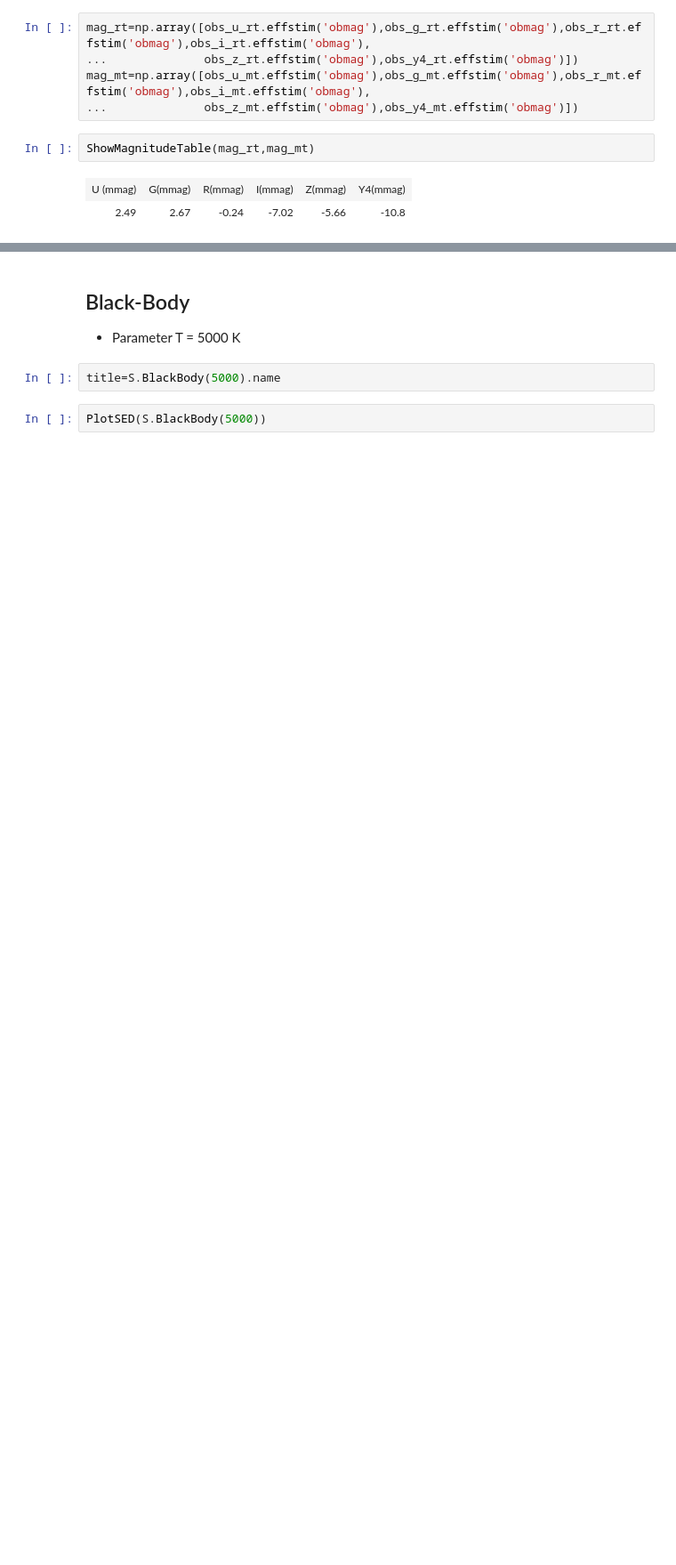
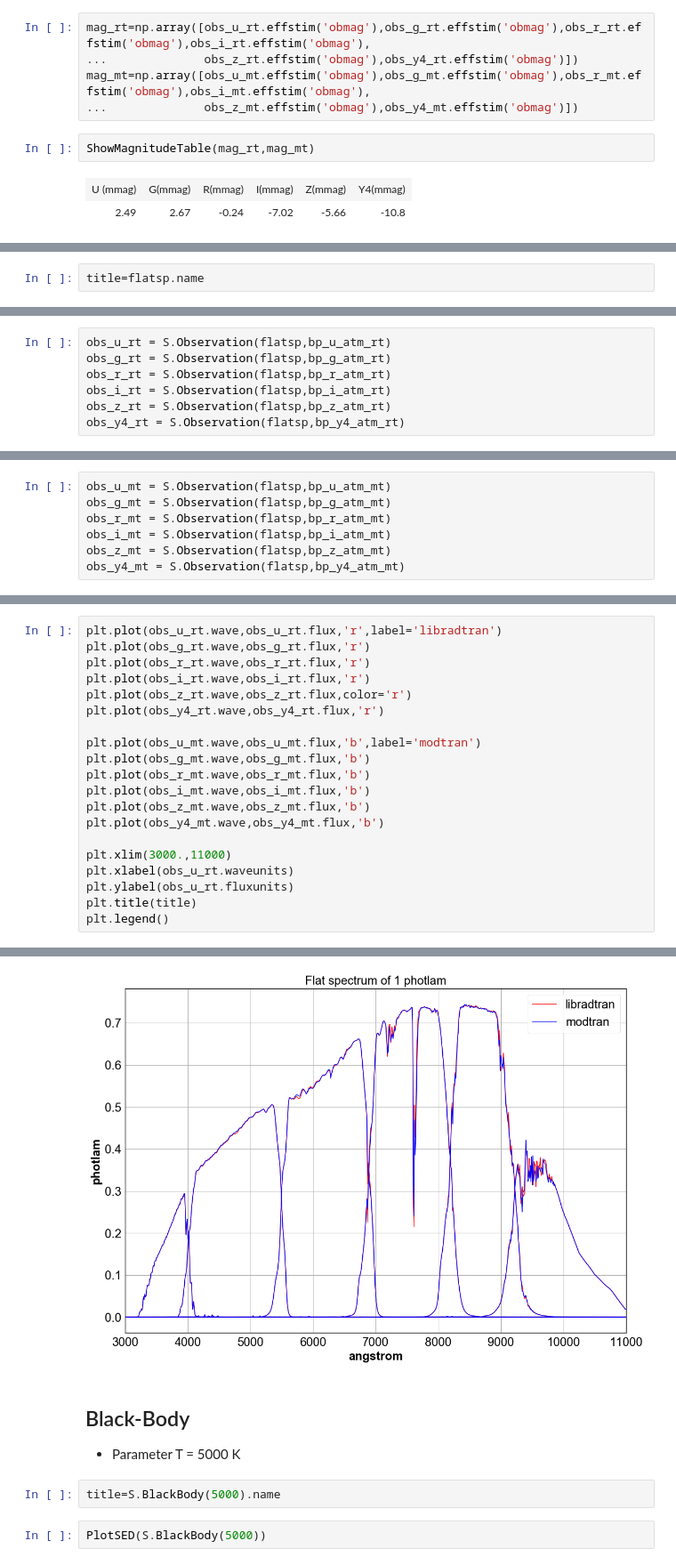
Before and after one commit to sylvielsstfr/PC5AtmStudies, a Jupyter notebook: StarsAndGalaxies/MTRTComparisonWithAstroObj_1nm_pysynphot.ipynb, the cells around one changed output, grey strips where cells are left out. Shown at 89% size. Drawn from its saved outputs; the diff is of its cells as text; blank space fills up the shorter version.

```diff
--- a/StarsAndGalaxies/MTRTComparisonWithAstroObj_1nm_pysynphot.ipynb
+++ b/StarsAndGalaxies/MTRTComparisonWithAstroObj_1nm_pysynphot.ipynb
@@ -501,0 +508,2 @@ ShowMagnitudeTable(mag_rt,mag_mt)
+# %%
+title=flatsp.name
@@ -501,0 +514,7 @@ ShowMagnitudeTable(mag_rt,mag_mt)
+# %%
+obs_u_rt = S.Observation(flatsp,bp_u_atm_rt)
+obs_g_rt = S.Observation(flatsp,bp_g_atm_rt)
+obs_r_rt = S.Observation(flatsp,bp_r_atm_rt)
+obs_i_rt = S.Observation(flatsp,bp_i_atm_rt)
+obs_z_rt = S.Observation(flatsp,bp_z_atm_rt)
+obs_y4_rt = S.Observation(flatsp,bp_y4_atm_rt)
@@ -501,0 +528,7 @@ ShowMagnitudeTable(mag_rt,mag_mt)
+# %%
+obs_u_mt = S.Observation(flatsp,bp_u_atm_mt)
+obs_g_mt = S.Observation(flatsp,bp_g_atm_mt)
+obs_r_mt = S.Observation(flatsp,bp_r_atm_mt)
+obs_i_mt = S.Observation(flatsp,bp_i_atm_mt)
+obs_z_mt = S.Observation(flatsp,bp_z_atm_mt)
+obs_y4_mt = S.Observation(flatsp,bp_y4_atm_mt)
@@ -501,0 +542,21 @@ ShowMagnitudeTable(mag_rt,mag_mt)
+# %%
+plt.plot(obs_u_rt.wave,obs_u_rt.flux,'r',label='libradtran')
+plt.plot(obs_g_rt.wave,obs_g_rt.flux,'r')
+plt.plot(obs_r_rt.wave,obs_r_rt.flux,'r')
+plt.plot(obs_i_rt.wave,obs_i_rt.flux,'r')
+plt.plot(obs_z_rt.wave,obs_z_rt.flux,color='r')
+plt.plot(obs_y4_rt.wave,obs_y4_rt.flux,'r')
+
+plt.plot(obs_u_mt.wave,obs_u_mt.flux,'b',label='modtran')
+plt.plot(obs_g_mt.wave,obs_g_mt.flux,'b')
+plt.plot(obs_r_mt.wave,obs_r_mt.flux,'b')
+plt.plot(obs_i_mt.wave,obs_i_mt.flux,'b')
+plt.plot(obs_z_mt.wave,obs_z_mt.flux,'b')
+plt.plot(obs_y4_mt.wave,obs_y4_mt.flux,'b')
+
+plt.xlim(3000.,11000)
+plt.xlabel(obs_u_rt.waveunits)
+plt.ylabel(obs_u_rt.fluxunits)
+plt.title(title)
+plt.legend()
+# %% [output]
@@ -502,3 +564,4 @@ ShowMagnitudeTable(mag_rt,mag_mt)
+[figure, added]
 # %% [markdown]
 ## Black-Body
 
```
Also changed, not shown: parts of 20 cells of this notebook.
